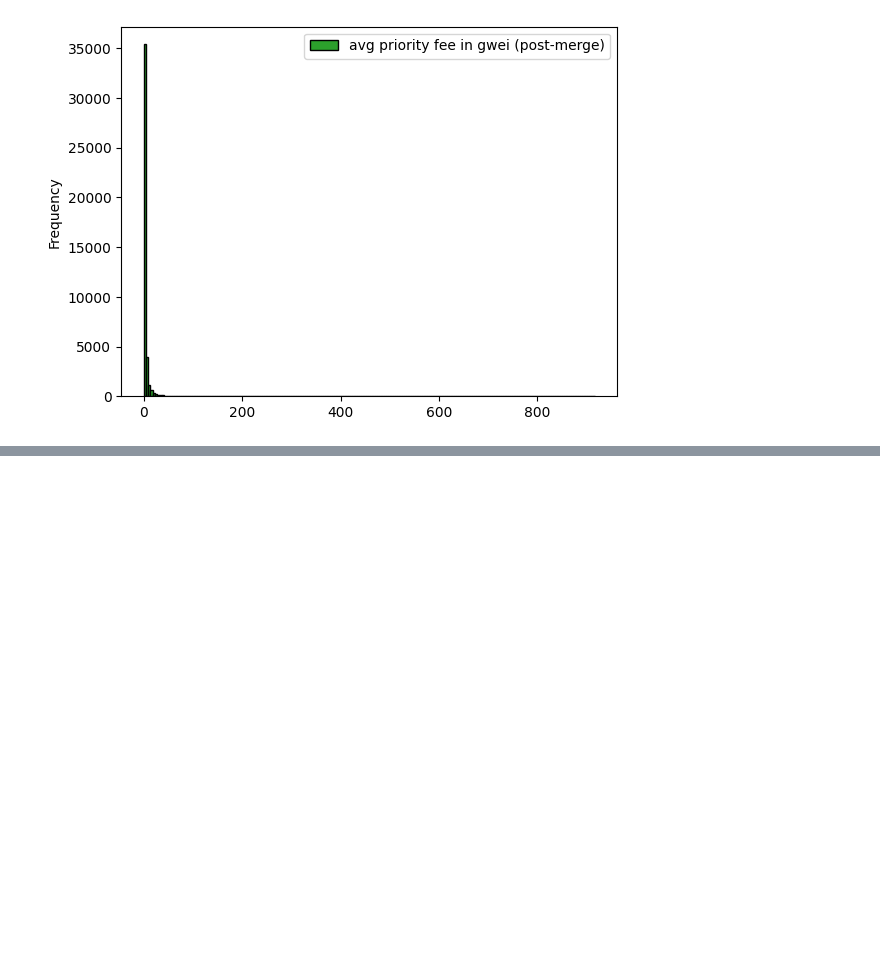
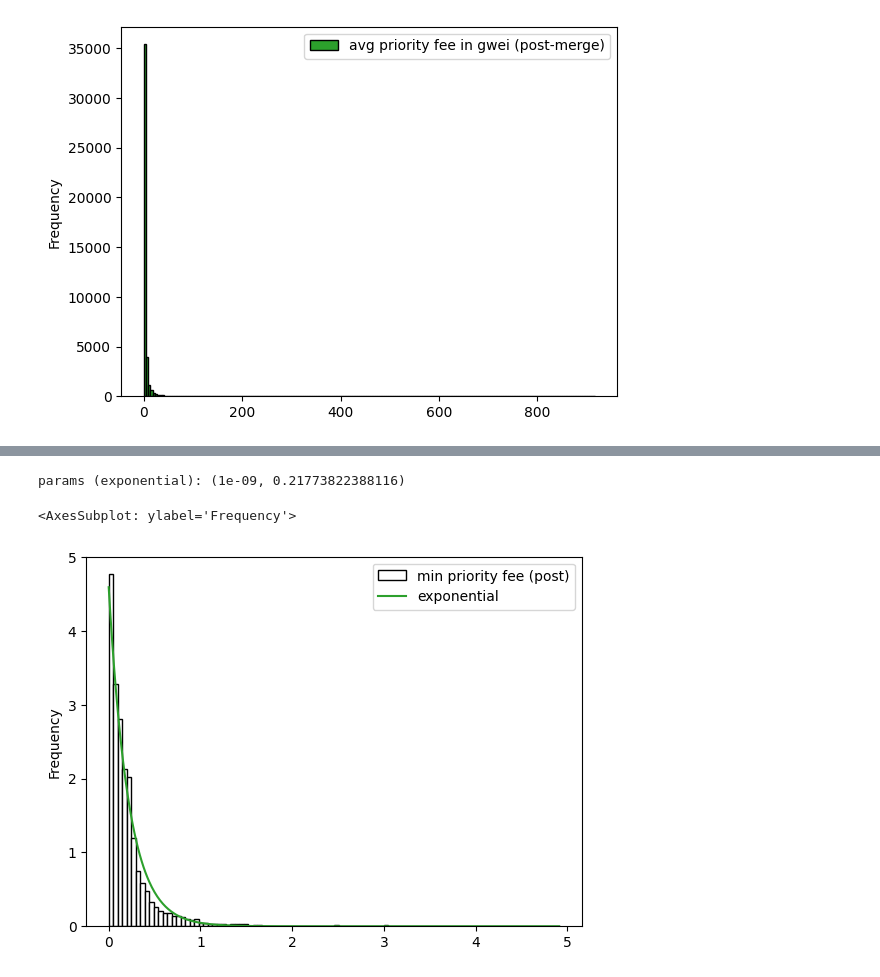
Before and after one commit to fmrmf/merge-challenge, a Jupyter notebook: notebook/transactions.ipynb, the cells around one changed output, grey strips where cells are left out. Cells and saved outputs as stored; diff of their text form; code cells hidden in the pictures; blank space fills up the shorter version.

```diff
--- a/notebook/transactions.ipynb
+++ b/notebook/transactions.ipynb
@@ -554,0 +631,26 @@ qt_group_by_block_mins[(qt_group_by_block_mins["number"] >= merge_block_number)
+# %%
+%%capture
+# Fit priority gas fee to exponential and check params near same
+#  ... post merge without "Schellings"
+x = qt_group_by_block_mins[(qt_group_by_block_mins["number"] >= merge_block_number) & (qt_group_by_block_mins["priority_fee_gwei"] < min_priority_fee_filter_cap) & (qt_group_by_block_mins["priority_fee_gwei"] < min_priority_fee_filter_cap) & (~qt_group_by_block_mins["priority_fee_gwei"].isin([0, 1, 1.5, 2]))]
+params = stats.expon.fit(x["priority_fee_gwei"])
+# %%
+# fit min PF to exponential distribution pre vs post-merge
+#  ... post-merge without Schellings
+#  ... NOTE: wow, that's a WAY better fit than pre-merge just from eyeballing
+#  ... NOTE: down to 0.22 scale factor for expon fit (pre-merge fit around 0.45 without Schellings)
+#  ... NOTE: so in both cases a factor of 2 steeper expon distribution post-merge
+#  ... NOTE: since stdev[expon] = 1/scale, translates to post-merge reduction in standard dev of 50%
+y = np.arange(x["priority_fee_gwei"].min(), x["priority_fee_gwei"].max(), 0.01)
+
+ax = x.plot(y='priority_fee_gwei', kind='hist', bins=100, color='w', edgecolor='black', density=True, label='min priority fee (post)')
+print(f'params (exponential):', params)
+
+arg = params[:-2]
+pdf = stats.expon.pdf(y, *arg, loc=params[-2], scale=params[-1])
+df_pdf = pd.DataFrame(data={'exponential': pdf}, index=y)
+df_pdf.plot(ax=ax, color='C2')
+# %% [output]
+params (exponential): (1e-09, 0.21773822388116)
+<AxesSubplot: ylabel='Frequency'>
+[figure, added]
```
Also changed, not shown: parts of 54 cells of this notebook.
